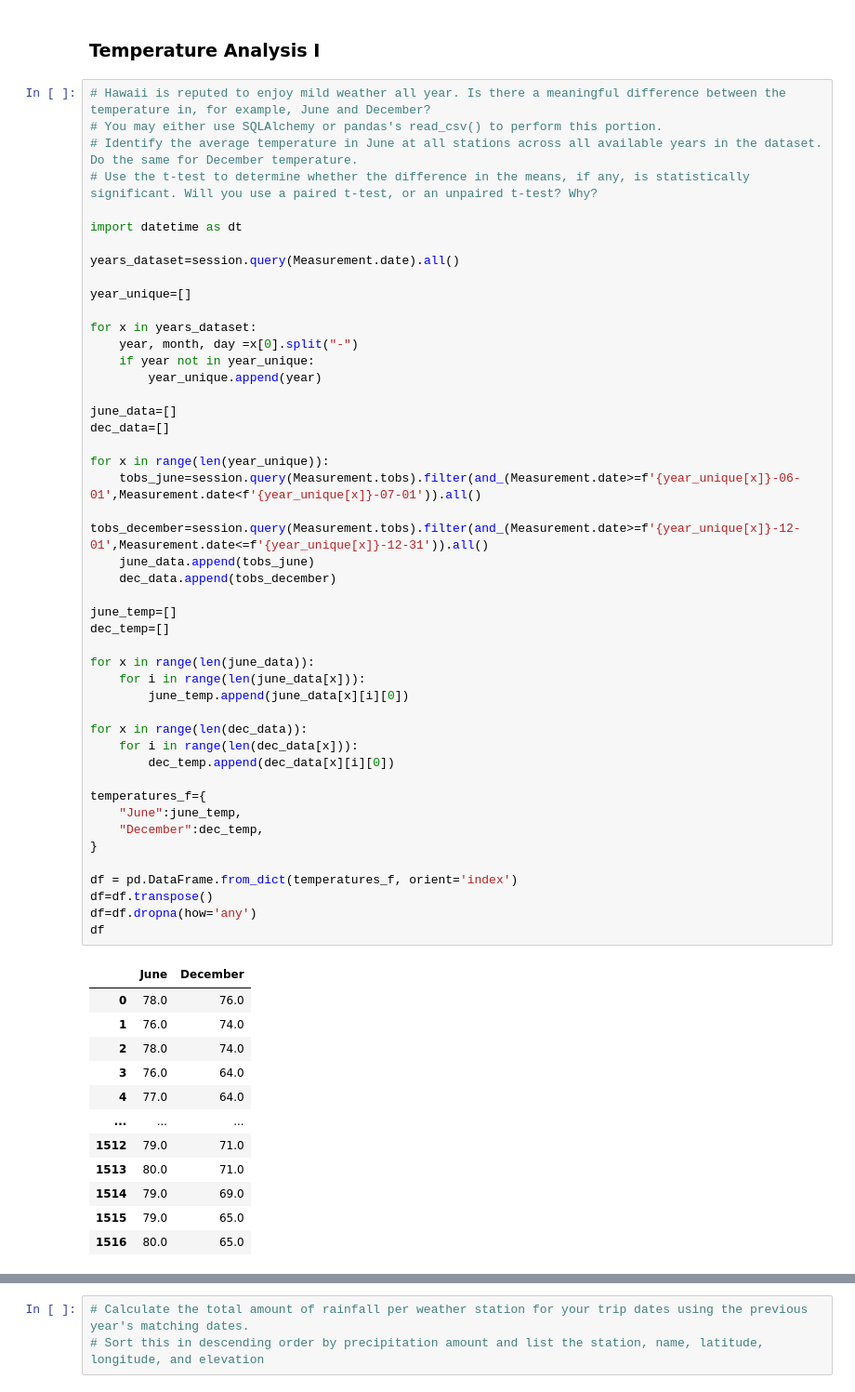
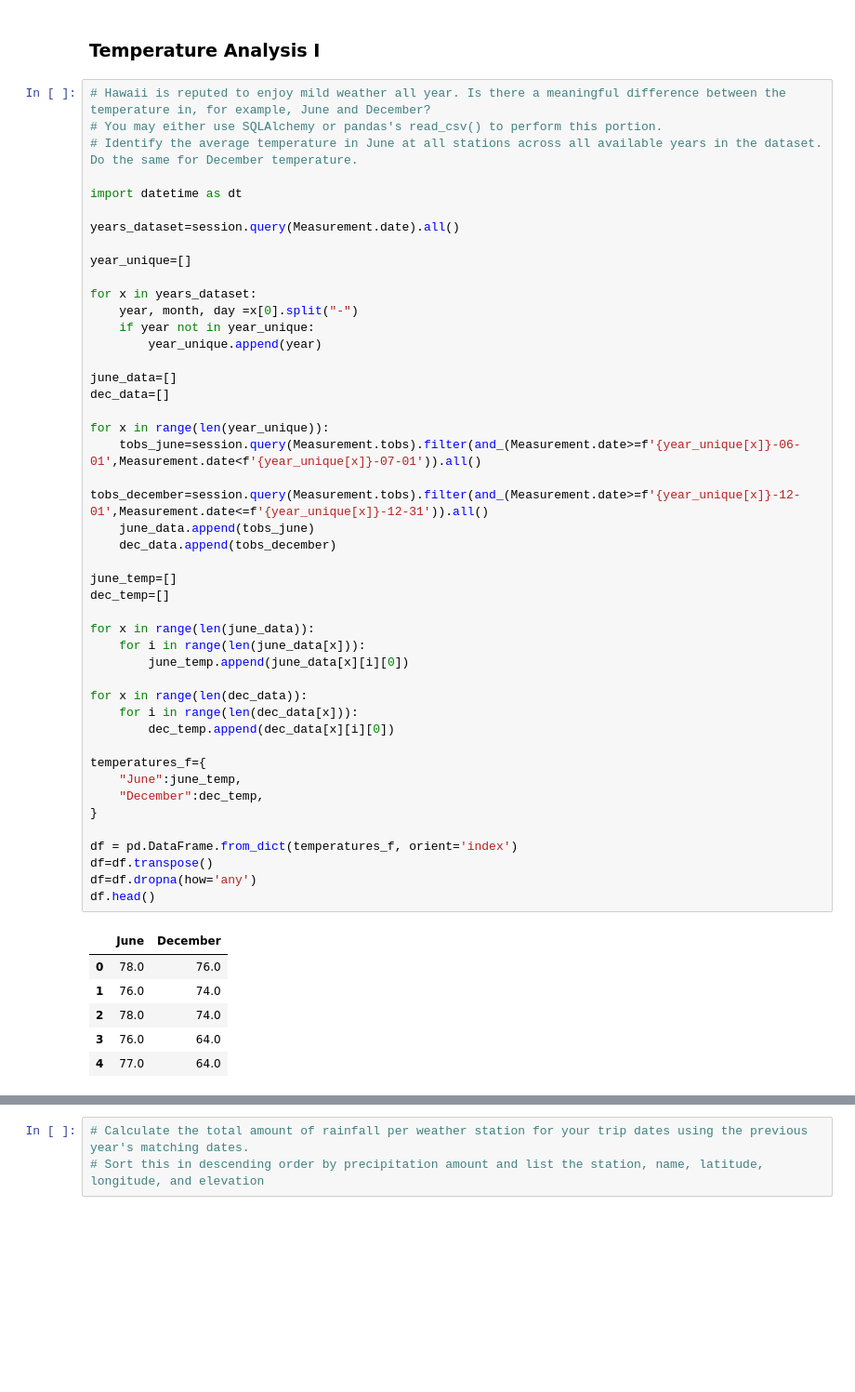
Before and after one commit to trezeget-1/sqlalchemy-challenge, a Jupyter notebook: Instructions/climate_starter.ipynb, the cells around one changed output, grey strips where cells are left out. Shown at 93% size. Saved outputs shown, nothing was run; the diff lists cells and outputs as text; blank space fills up the shorter version.

```diff
--- a/Instructions/climate_starter.ipynb
+++ b/Instructions/climate_starter.ipynb
@@ -283,7 +283,6 @@ The average temperature recorded in the same period for the same station:
 # Hawaii is reputed to enjoy mild weather all year. Is there a meaningful difference between the temperature in, for example, June and December?
 # You may either use SQLAlchemy or pandas's read_csv() to perform this portion.
 # Identify the average temperature in June at all stations across all available years in the dataset. Do the same for December temperature.
-# Use the t-test to determine whether the difference in the means, if any, is statistically significant. Will you use a paired t-test, or an unpaired t-test? Why?
 
 import datetime as dt
 
@@ -304,37 +303,31 @@ for x in range(len(year_unique)):
     tobs_december=session.query(Measurement.tobs).filter(and_(Measurement.date>=f'{year_unique[x]}-12-01',Measurement.date<=f'{year_unique[x]}-12-31')).all()
     june_data.append(tobs_june)
     dec_data.append(tobs_december)
 
 june_temp=[]
 dec_temp=[]
 
 for x in range(len(june_data)):
     for i in range(len(june_data[x])):
         june_temp.append(june_data[x][i][0])
 
 for x in range(len(dec_data)):
     for i in range(len(dec_data[x])):
         dec_temp.append(dec_data[x][i][0])
 
 temperatures_f={
     "June":june_temp,
     "December":dec_temp,
 }
 
 df = pd.DataFrame.from_dict(temperatures_f, orient='index')
 df=df.transpose()
 df=df.dropna(how='any')
-df
+df.head()
 # %% [output]
 |  | June | December |
 | 0 | 78.0 | 76.0 |
 | 1 | 76.0 | 74.0 |
 | 2 | 78.0 | 74.0 |
 | 3 | 76.0 | 64.0 |
 | 4 | 77.0 | 64.0 |
-| ... | ... | ... |
-| 1512 | 79.0 | 71.0 |
-| 1513 | 80.0 | 71.0 |
-| 1514 | 79.0 | 69.0 |
-| 1515 | 79.0 | 65.0 |
-| 1516 | 80.0 | 65.0 |
```
Also changed, not shown: parts of 10 cells of this notebook.
